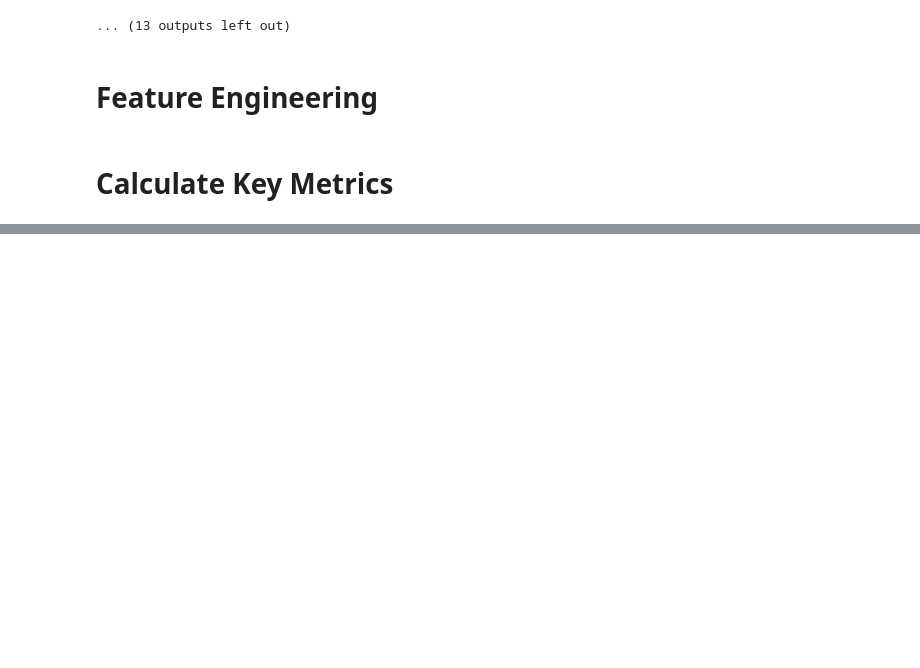
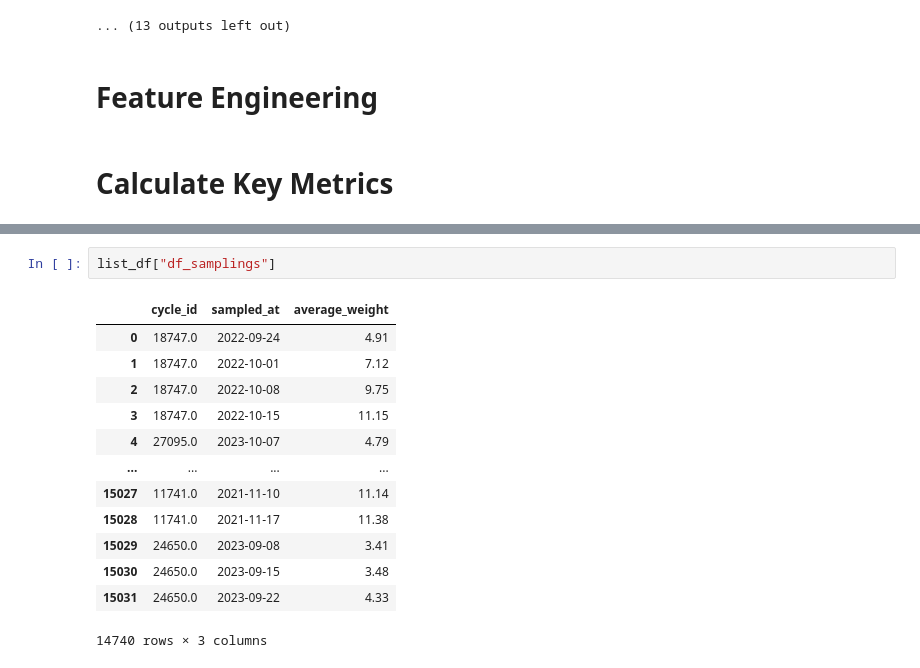
Before and after one commit to nurgoni/shrimp-forecasting, a Jupyter notebook: notebook/EDA.ipynb, the cells around one changed output, grey strips where cells are left out. Saved outputs shown, nothing was run; the diff lists cells and outputs as text; blank space fills up the shorter version.

```diff
--- a/notebook/EDA.ipynb
+++ b/notebook/EDA.ipynb
@@ -465,0 +464,16 @@ list_df["df_cycles"]
+# %%
+list_df["df_samplings"]
+# %% [output]
+|  | cycle_id | sampled_at | average_weight |
+| 0 | 18747.0 | 2022-09-24 | 4.91 |
+| 1 | 18747.0 | 2022-10-01 | 7.12 |
+| 2 | 18747.0 | 2022-10-08 | 9.75 |
+| 3 | 18747.0 | 2022-10-15 | 11.15 |
+| 4 | 27095.0 | 2023-10-07 | 4.79 |
+| ... | ... | ... | ... |
+| 15027 | 11741.0 | 2021-11-10 | 11.14 |
+| 15028 | 11741.0 | 2021-11-17 | 11.38 |
+| 15029 | 24650.0 | 2023-09-08 | 3.41 |
+| 15030 | 24650.0 | 2023-09-15 | 3.48 |
+| 15031 | 24650.0 | 2023-09-22 | 4.33 |
+14740 rows × 3 columns
```
Also changed, not shown: parts of 10 cells of this notebook, 1 other file.
